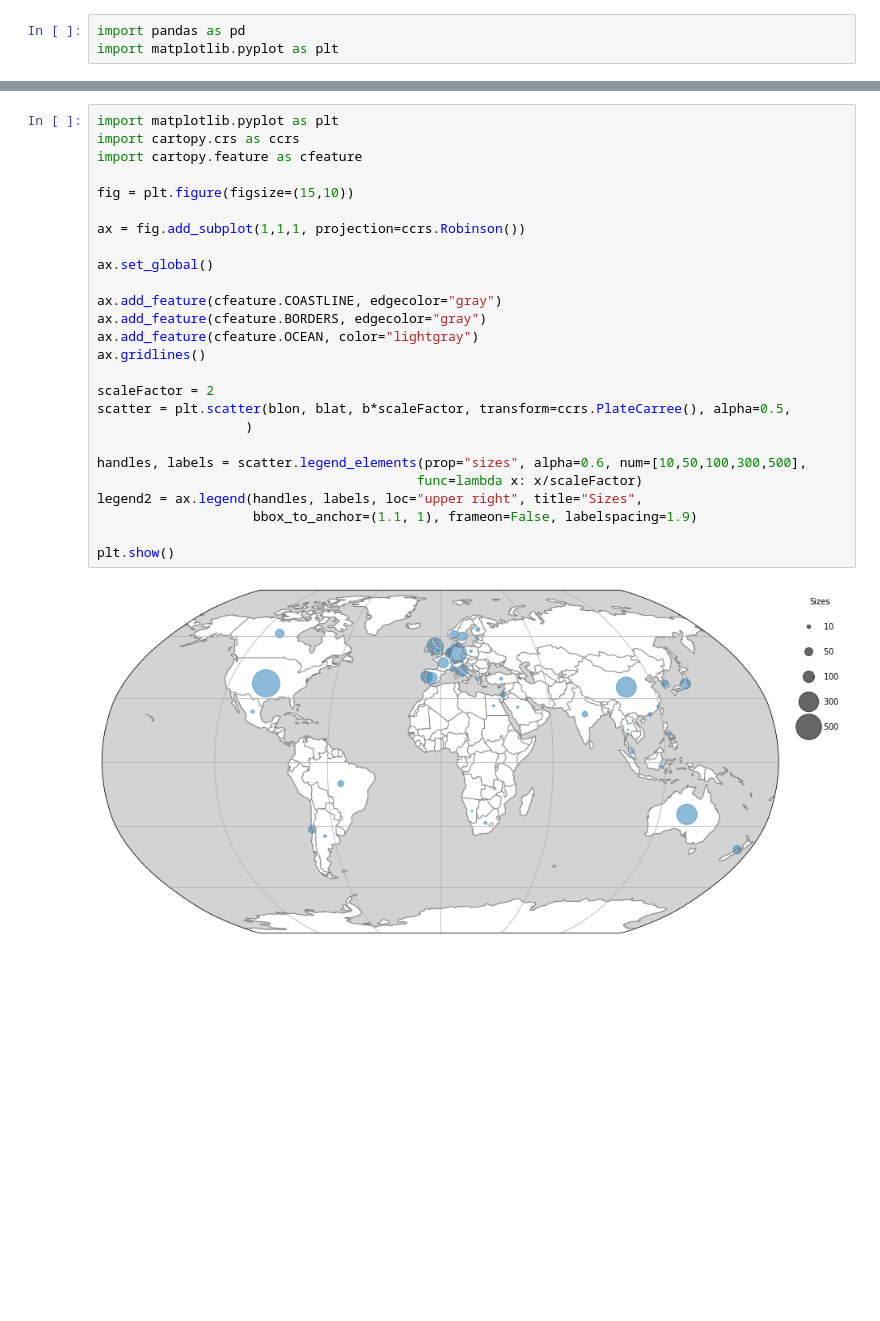
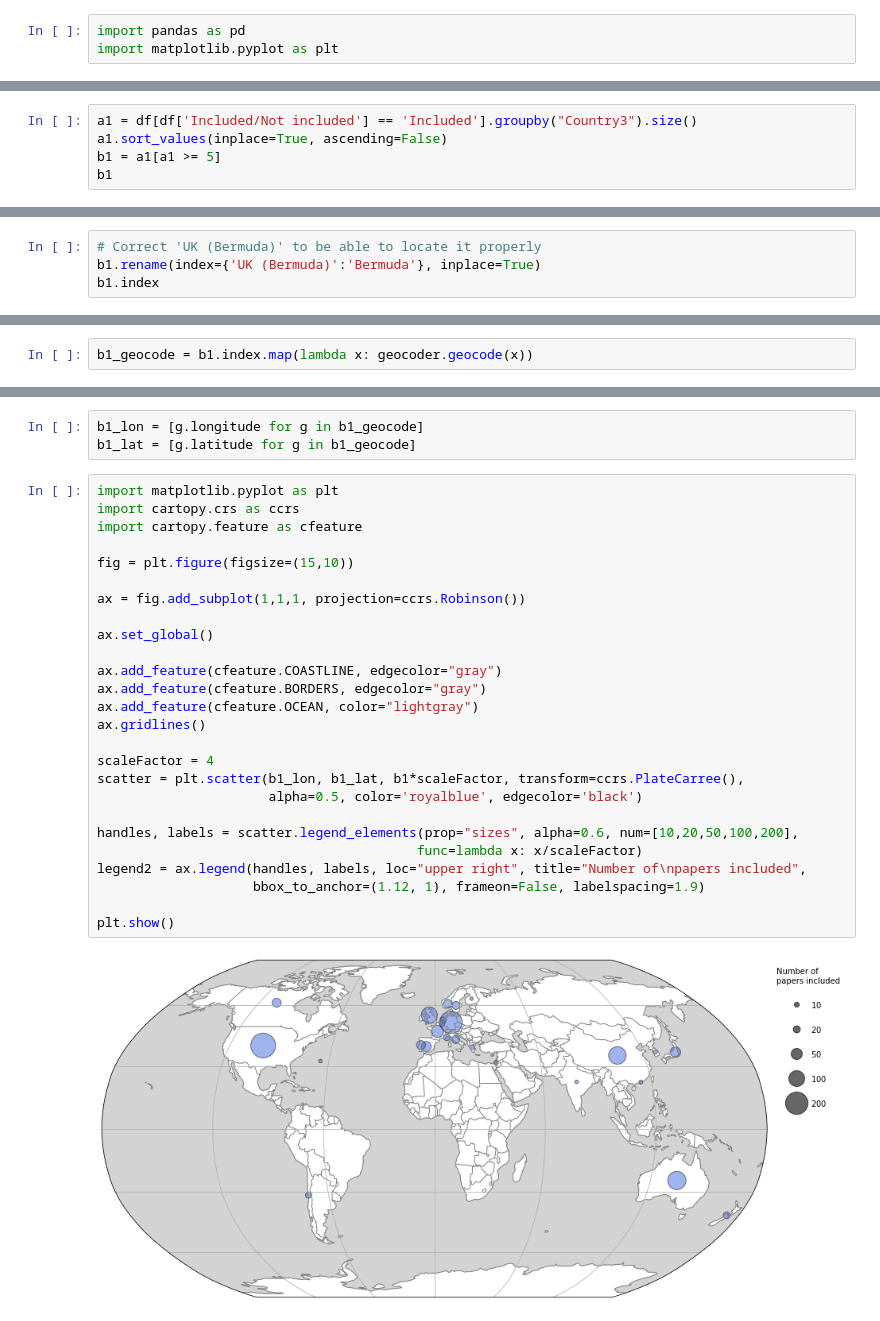
Before and after one commit to PBrockmann/PANGAEA_Scraping, a Jupyter notebook: PANGAEA_Country_affiliation_01.ipynb, the cells around one changed output, grey strips where cells are left out. Drawn from its saved outputs; the diff is of its cells as text; blank space fills up the shorter version.

```diff
--- a/PANGAEA_Country_affiliation_01.ipynb
+++ b/PANGAEA_Country_affiliation_01.ipynb
@@ -171,0 +171,5 @@ lon, lat
+# %%
+a1 = df[df['Included/Not included'] == 'Included'].groupby("Country3").size()
+a1.sort_values(inplace=True, ascending=False)
+b1 = a1[a1 >= 5]
+b1
@@ -187,0 +213,4 @@ blat = b.index.map(lambda x: float(geocoder.geocode(x).raw['lat']))
+# %%
+# Correct 'UK (Bermuda)' to be able to locate it properly
+b1.rename(index={'UK (Bermuda)':'Bermuda'}, inplace=True)
+b1.index
@@ -188 +224,3 @@ blat = b.index.map(lambda x: float(geocoder.geocode(x).raw['lat']))
+# %%
+b1_geocode = b1.index.map(lambda x: geocoder.geocode(x))
 # %%
@@ -209,28 +250,31 @@ Float64Index([       36.81843005,        -24.7761086,          35.000074,
+# %%
+b1_lon = [g.longitude for g in b1_geocode]
+b1_lat = [g.latitude for g in b1_geocode]
 # %%
 import matplotlib.pyplot as plt
 import cartopy.crs as ccrs
 import cartopy.feature as cfeature
 
 fig = plt.figure(figsize=(15,10))
 
 ax = fig.add_subplot(1,1,1, projection=ccrs.Robinson())
 
 ax.set_global()
 
 ax.add_feature(cfeature.COASTLINE, edgecolor="gray")
 ax.add_feature(cfeature.BORDERS, edgecolor="gray")
 ax.add_feature(cfeature.OCEAN, color="lightgray")
 ax.gridlines()
 
-scaleFactor = 2
-scatter = plt.scatter(blon, blat, b*scaleFactor, transform=ccrs.PlateCarree(), alpha=0.5,
-                   )
+scaleFactor = 4
+scatter = plt.scatter(b1_lon, b1_lat, b1*scaleFactor, transform=ccrs.PlateCarree(),
+                      alpha=0.5, color='royalblue', edgecolor='black')
 
-handles, labels = scatter.legend_elements(prop="sizes", alpha=0.6, num=[10,50,100,300,500],
+handles, labels = scatter.legend_elements(prop="sizes", alpha=0.6, num=[10,20,50,100,200],
                                          func=lambda x: x/scaleFactor)
-legend2 = ax.legend(handles, labels, loc="upper right", title="Sizes",
-                    bbox_to_anchor=(1.1, 1), frameon=False, labelspacing=1.9)
+legend2 = ax.legend(handles, labels, loc="upper right", title="Number of\npapers included",
+                    bbox_to_anchor=(1.12, 1), frameon=False, labelspacing=1.9)
 
 plt.show()
 # %% [output]
-[figure, old version]
+[figure, new version]
```
Also changed, not shown: parts of 33 cells of this notebook, 2 other files.
